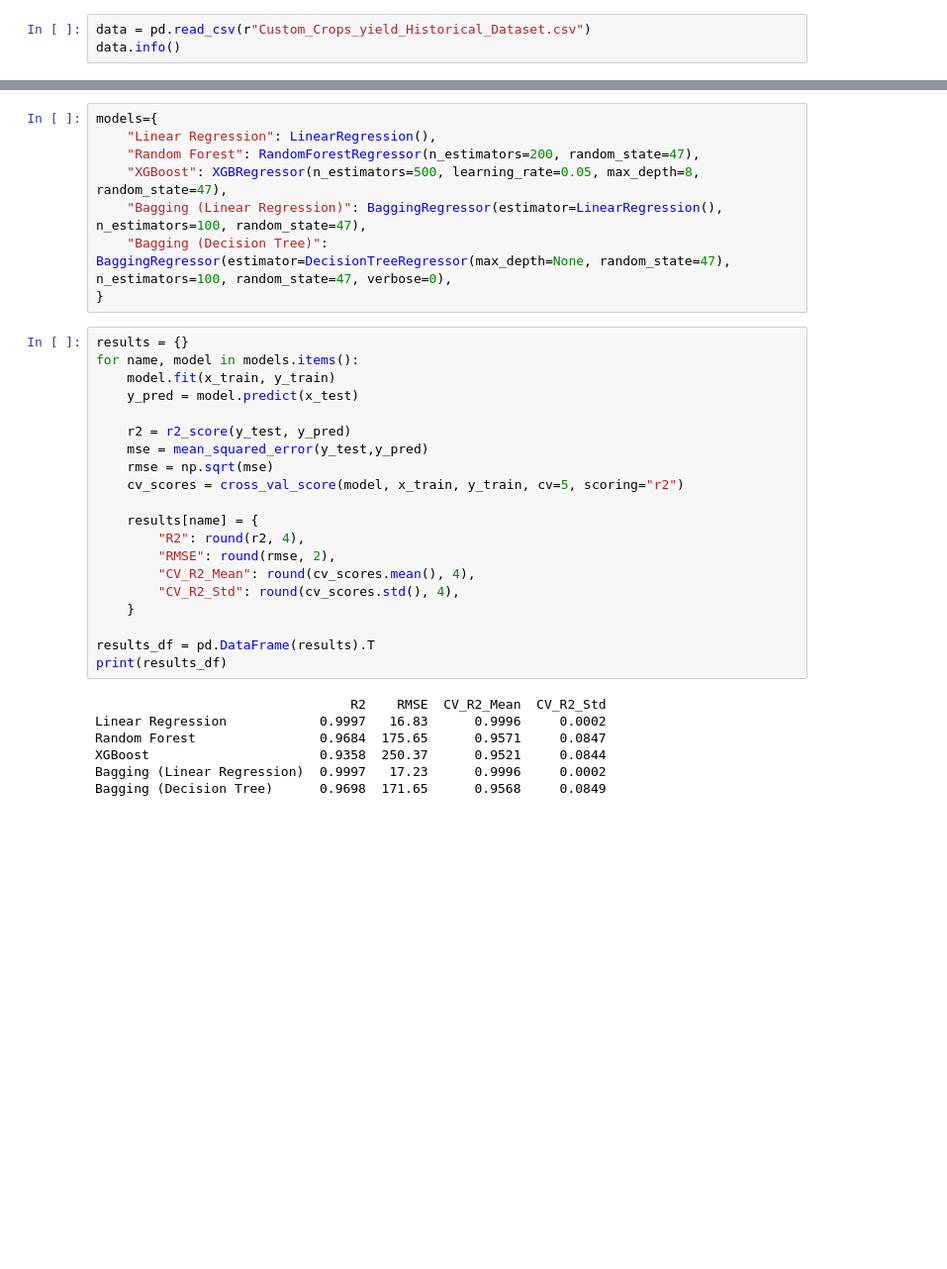
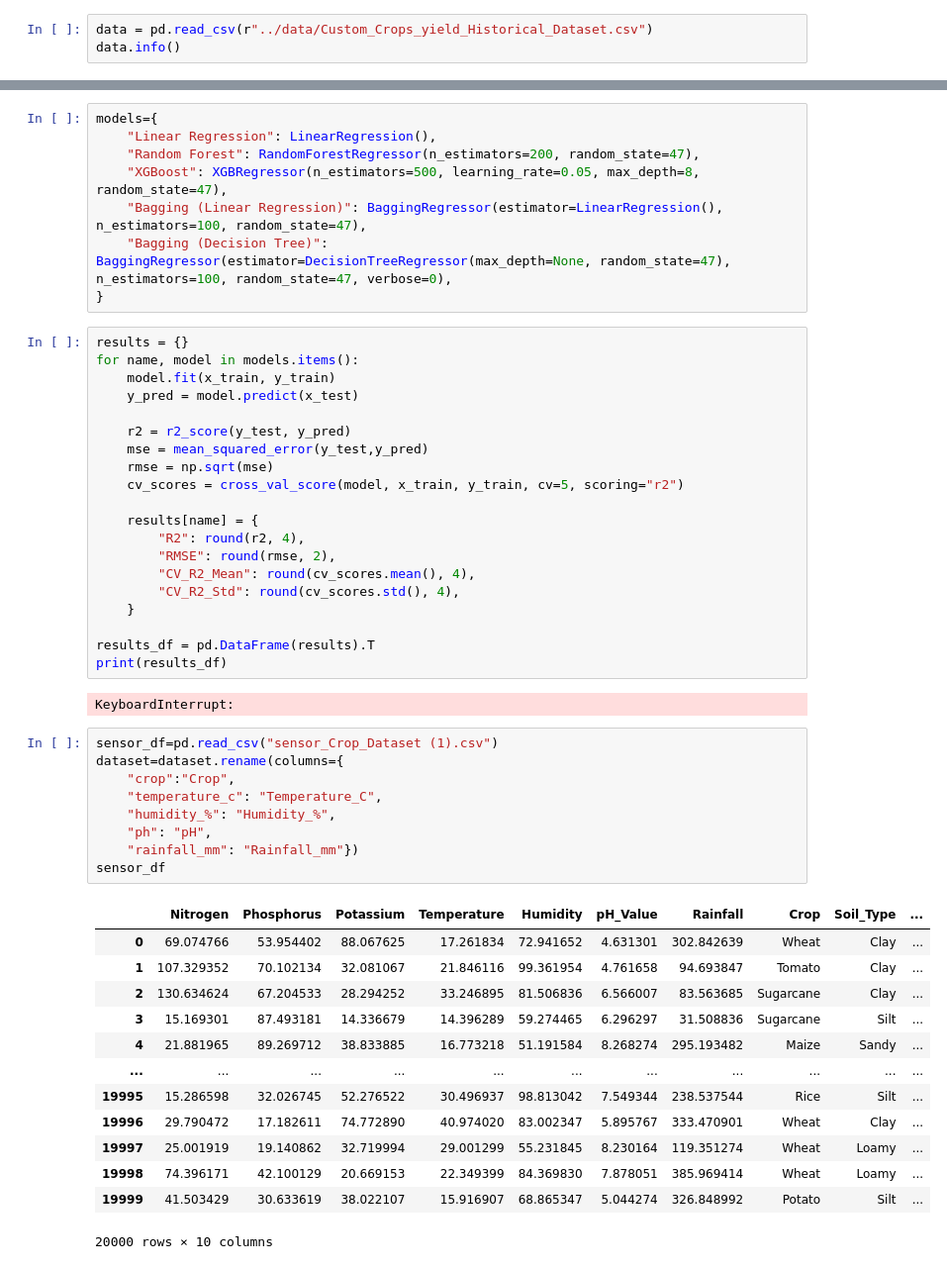
Before and after one commit to sujan-duhh/crop_yield_predictor, a Jupyter notebook: notebook/prototyping.ipynb, the cells around one changed output, grey strips where cells are left out. Shown at 99% size. Cells and saved outputs as stored; diff of their text form; blank space fills up the shorter version.

```diff
--- a/notebook/prototyping.ipynb
+++ b/notebook/prototyping.ipynb
@@ -11,5 +14,5 @@ from xgboost import XGBRegressor
 # %%
-data = pd.read_csv(r"Custom_Crops_yield_Historical_Dataset.csv")
+data = pd.read_csv(r"../data/Custom_Crops_yield_Historical_Dataset.csv")
 data.info()
 # %% [output]
 <class 'pandas.core.frame.DataFrame'>
@@ -86,9 +89,27 @@ for name, model in models.items():
 results_df = pd.DataFrame(results).T
 print(results_df)
 # %% [output]
-                                 R2    RMSE  CV_R2_Mean  CV_R2_Std
-Linear Regression            0.9997   16.83      0.9996     0.0002
-Random Forest                0.9684  175.65      0.9571     0.0847
-XGBoost                      0.9358  250.37      0.9521     0.0844
-Bagging (Linear Regression)  0.9997   17.23      0.9996     0.0002
-Bagging (Decision Tree)      0.9698  171.65      0.9568     0.0849
+KeyboardInterrupt:
+# %%
+sensor_df=pd.read_csv("sensor_Crop_Dataset (1).csv")
+dataset=dataset.rename(columns={
+    "crop":"Crop",
+    "temperature_c": "Temperature_C",
+    "humidity_%": "Humidity_%",
+    "ph": "pH",
+    "rainfall_mm": "Rainfall_mm"})
+sensor_df
+# %% [output]
+|  | Nitrogen | Phosphorus | Potassium | Temperature | Humidity | pH_Value | Rainfall | Crop | Soil_Type | ... |
+| 0 | 69.074766 | 53.954402 | 88.067625 | 17.261834 | 72.941652 | 4.631301 | 302.842639 | Wheat | Clay | ... |
+| 1 | 107.329352 | 70.102134 | 32.081067 | 21.846116 | 99.361954 | 4.761658 | 94.693847 | Tomato | Clay | ... |
+| 2 | 130.634624 | 67.204533 | 28.294252 | 33.246895 | 81.506836 | 6.566007 | 83.563685 | Sugarcane | Clay | ... |
+| 3 | 15.169301 | 87.493181 | 14.336679 | 14.396289 | 59.274465 | 6.296297 | 31.508836 | Sugarcane | Silt | ... |
+| 4 | 21.881965 | 89.269712 | 38.833885 | 16.773218 | 51.191584 | 8.268274 | 295.193482 | Maize | Sandy | ... |
+| ... | ... | ... | ... | ... | ... | ... | ... | ... | ... | ... |
+| 19995 | 15.286598 | 32.026745 | 52.276522 | 30.496937 | 98.813042 | 7.549344 | 238.537544 | Rice | Silt | ... |
+| 19996 | 29.790472 | 17.182611 | 74.772890 | 40.974020 | 83.002347 | 5.895767 | 333.470901 | Wheat | Clay | ... |
+| 19997 | 25.001919 | 19.140862 | 32.719994 | 29.001299 | 55.231845 | 8.230164 | 119.351274 | Wheat | Loamy | ... |
+| 19998 | 74.396171 | 42.100129 | 20.669153 | 22.349399 | 84.369830 | 7.878051 | 385.969414 | Wheat | Loamy | ... |
+| 19999 | 41.503429 | 30.633619 | 38.022107 | 15.916907 | 68.865347 | 5.044274 | 326.848992 | Potato | Silt | ... |
+20000 rows × 10 columns
```
Also changed, not shown: parts of 3 cells of this notebook, 9 other files.
